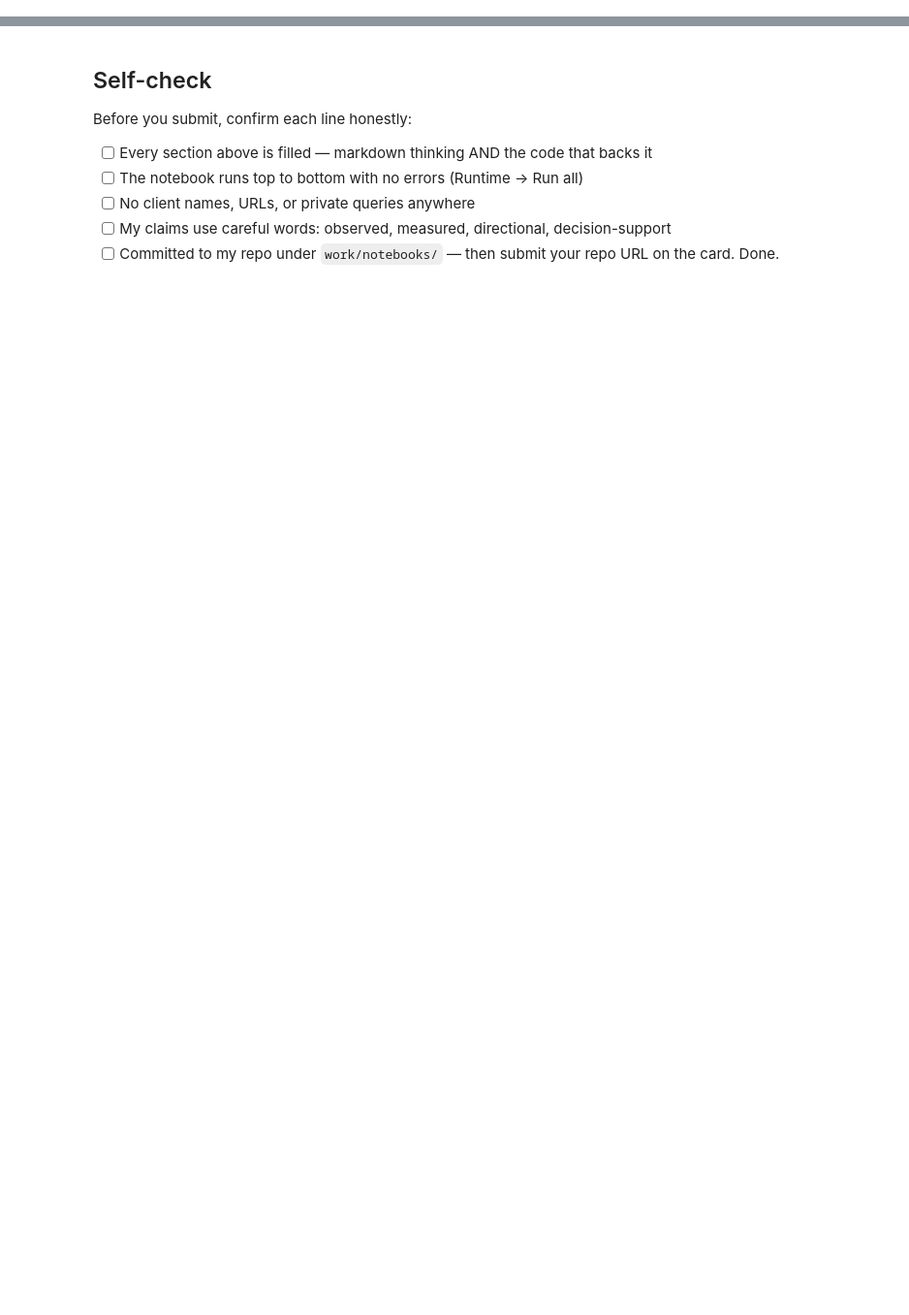
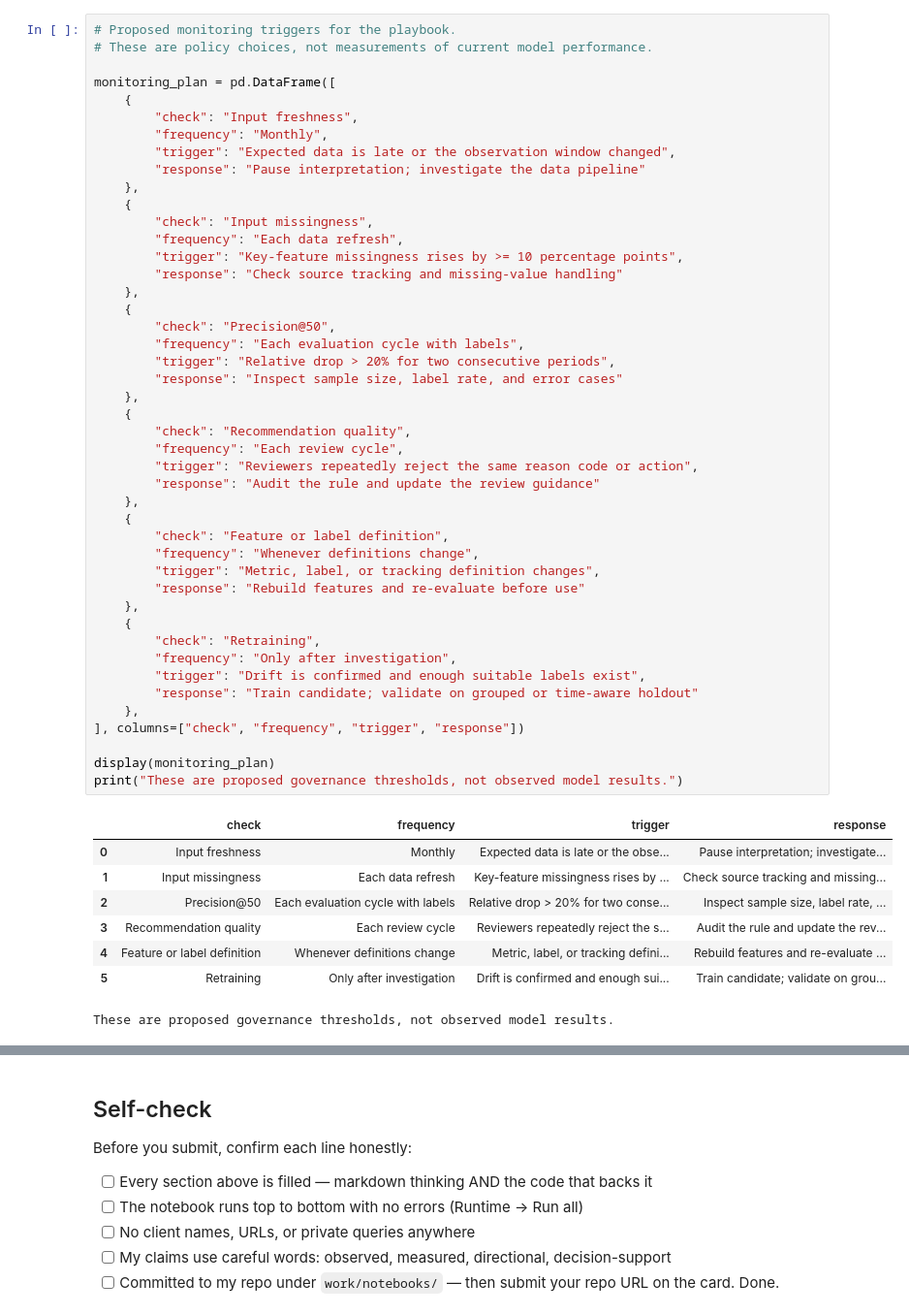
Before and after one commit to nancy121205/flyrank, a Jupyter notebook: work/notebooks/w07_action_playbook.ipynb, the cells around one changed output, grey strips where cells are left out. Shown at 97% size. Cells and saved outputs as stored; diff of their text form; blank space fills up the shorter version.

```diff
--- a/work/notebooks/w07_action_playbook.ipynb
+++ b/work/notebooks/w07_action_playbook.ipynb
@@ -43,0 +419,54 @@ This skeleton is yours to fill. Work the sections **in order** — each one has
+# %%
+# Proposed monitoring triggers for the playbook.
+# These are policy choices, not measurements of current model performance.
+
+monitoring_plan = pd.DataFrame([
+    {
+        "check": "Input freshness",
+        "frequency": "Monthly",
+        "trigger": "Expected data is late or the observation window changed",
+        "response": "Pause interpretation; investigate the data pipeline"
+    },
+    {
+        "check": "Input missingness",
+        "frequency": "Each data refresh",
+        "trigger": "Key-feature missingness rises by >= 10 percentage points",
+        "response": "Check source tracking and missing-value handling"
+    },
+    {
+        "check": "Precision@50",
+        "frequency": "Each evaluation cycle with labels",
+        "trigger": "Relative drop > 20% for two consecutive periods",
+        "response": "Inspect sample size, label rate, and error cases"
+    },
+    {
+        "check": "Recommendation quality",
+        "frequency": "Each review cycle",
+        "trigger": "Reviewers repeatedly reject the same reason code or action",
+        "response": "Audit the rule and update the review guidance"
+    },
+    {
+        "check": "Feature or label definition",
+        "frequency": "Whenever definitions change",
+        "trigger": "Metric, label, or tracking definition changes",
+        "response": "Rebuild features and re-evaluate before use"
+    },
+    {
+        "check": "Retraining",
+        "frequency": "Only after investigation",
+        "trigger": "Drift is confirmed and enough suitable labels exist",
+        "response": "Train candidate; validate on grouped or time-aware holdout"
+    },
+], columns=["check", "frequency", "trigger", "response"])
+
+display(monitoring_plan)
+print("These are proposed governance thresholds, not observed model results.")
+# %% [output]
+|  | check | frequency | trigger | response |
+| 0 | Input freshness | Monthly | Expected data is late or the obse... | Pause interpretation; investigate... |
+| 1 | Input missingness | Each data refresh | Key-feature missingness rises by ... | Check source tracking and missing... |
+| 2 | Precision@50 | Each evaluation cycle with labels | Relative drop > 20% for two conse... | Inspect sample size, label rate, ... |
+| 3 | Recommendation quality | Each review cycle | Reviewers repeatedly reject the s... | Audit the rule and update the rev... |
+| 4 | Feature or label definition | Whenever definitions change | Metric, label, or tracking defini... | Rebuild features and re-evaluate ... |
+| 5 | Retraining | Only after investigation | Drift is confirmed and enough sui... | Train candidate; validate on grou... |
+These are proposed governance thresholds, not observed model results.
```
Also changed, not shown: parts of 20 cells of this notebook.
